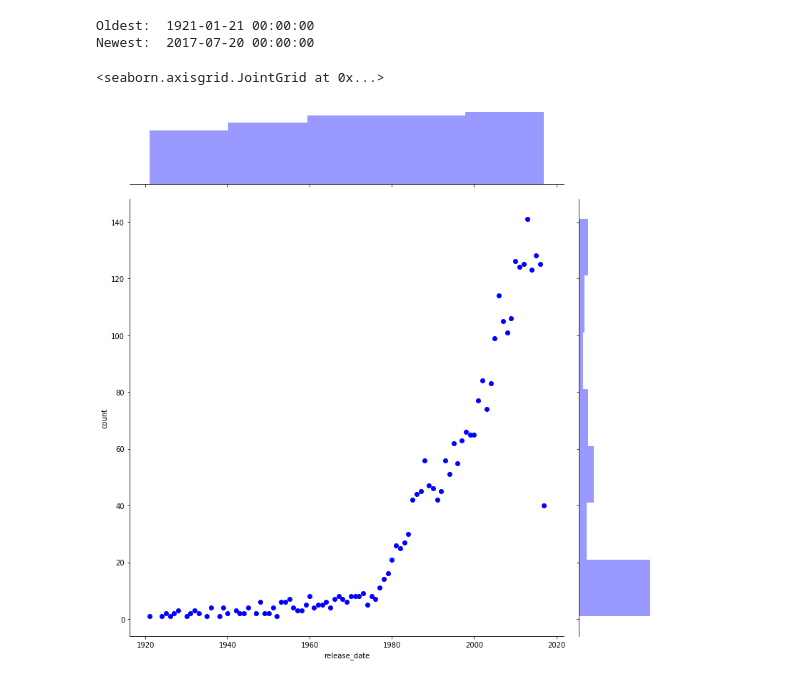
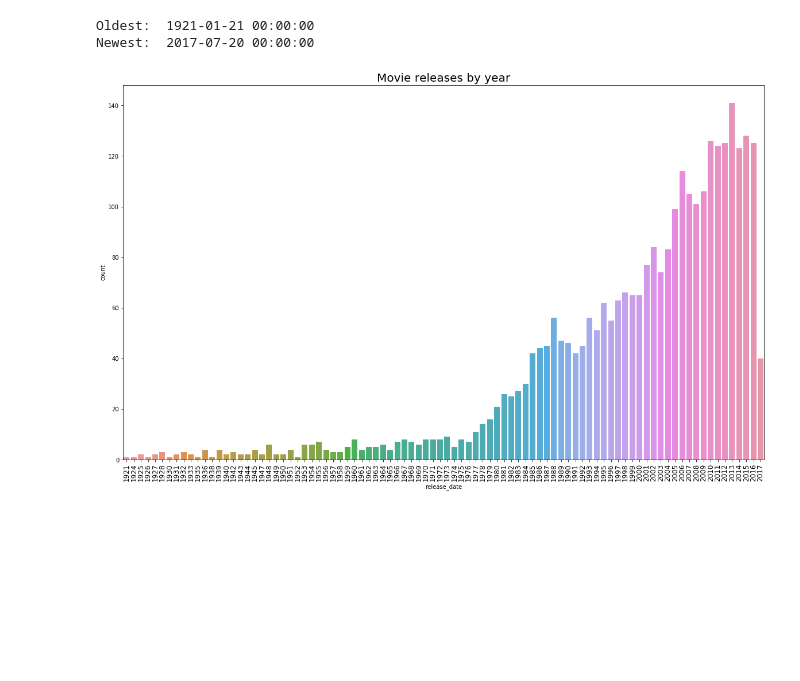
Before and after one commit to kamildoleglo/data-mining-box-office, a Jupyter notebook: ED.ipynb, the cells around one changed output. Drawn from its saved outputs; the diff is of its cells as text; code cells hidden in the pictures; blank space fills up the shorter version.

```diff
--- a/ED.ipynb
+++ b/ED.ipynb
@@ -129,9 +131,11 @@ print("Newest: ", dataset["release_date"].max())
 # %% [output]
 Oldest:  1921-01-21 00:00:00
 Newest:  2017-07-20 00:00:00
-# %%
-grouped = dataset.groupby(dataset["release_date"].dt.year)["id"].count().reset_index().rename(columns={"id":"count"})
-sns.jointplot(x="release_date", y="count", data=grouped, height=11, color="b")
-# %% [output]
-<seaborn.axisgrid.JointGrid at 0x...>
-[figure, removed]
+# %%
+plt.figure(figsize=(20,12))
+sns.countplot(dataset['release_date'].dt.year.sort_values())
+plt.title("Movie releases by year",fontsize=20)
+plt.xticks(fontsize=12,rotation=90)
+plt.show()
+# %% [output]
+[figure, added]
```
Also changed, not shown: parts of 15 cells of this notebook.
